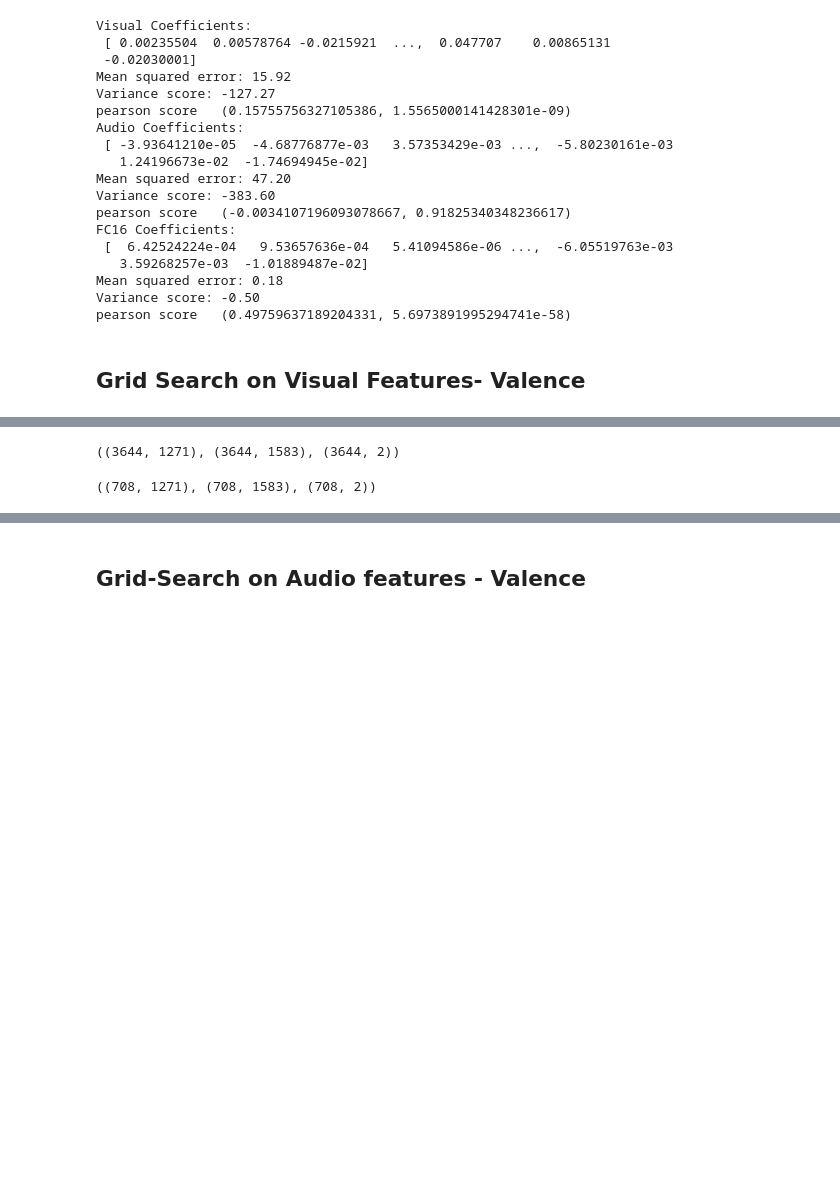
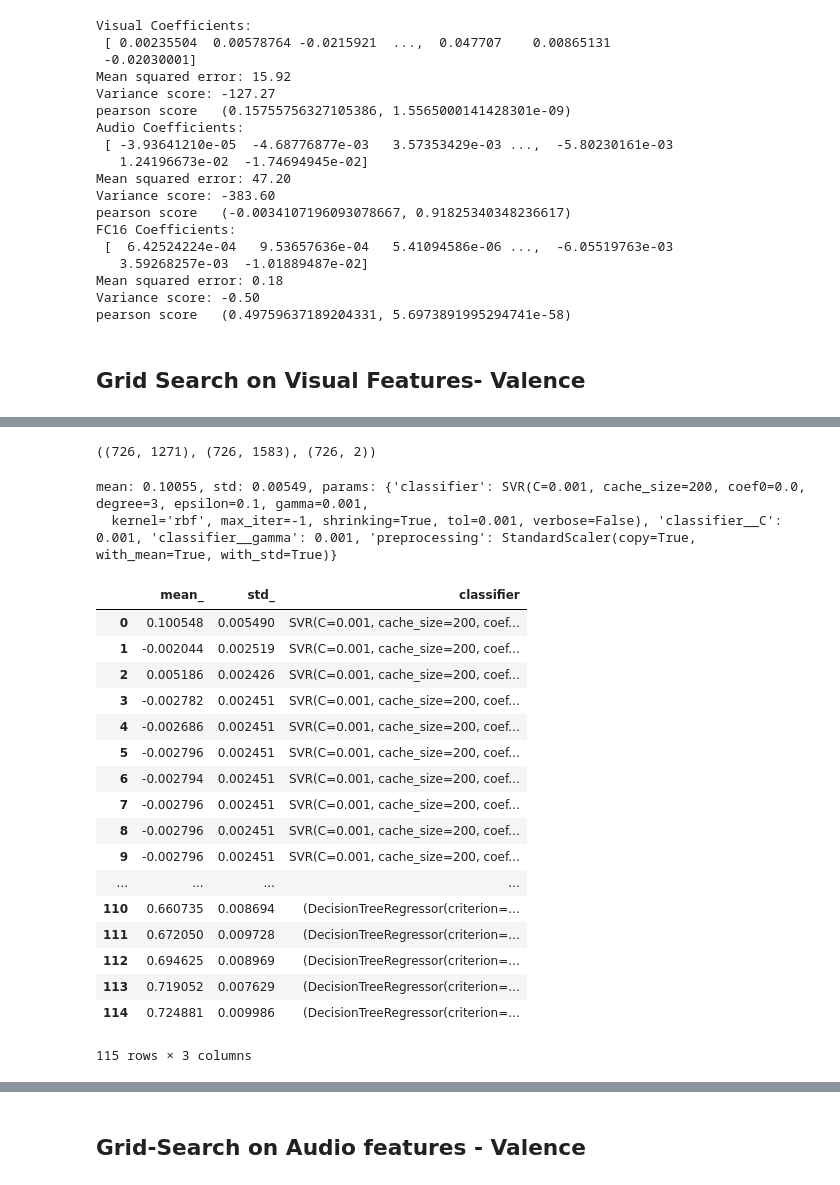
Before and after one commit to yasolix/cinevis, a Jupyter notebook: mediaeval/Valence-Arousal Prediction-ibm.ipynb, the cells around one changed output, grey strips where cells are left out. Cells and saved outputs as stored; diff of their text form; code cells hidden in the pictures; blank space fills up the shorter version.

```diff
--- a/mediaeval/Valence-Arousal Prediction-ibm.ipynb
+++ b/mediaeval/Valence-Arousal Prediction-ibm.ipynb
@@ -205,8 +205,8 @@ visual_feat = ['acc', 'cedd', 'cl', 'eh', 'fc6', 'fcth',
 visual_feat_wofc16 = ['acc', 'cedd', 'cl', 'eh', 'fcth',
                'gabor', 'jcd', 'lbp', 'sc', 'tamura'   ]
 # %%
-def getVisFeatureDf(moviename,typename):
-    files = glob.glob(med2017visualFeaturesfolder+moviename+'/'+typename+'/*.txt')
+def getVisFeatureDf(moviename,typename,folder=med2017visualFeaturesfolder):
+    files = glob.glob(folder+moviename+'/'+typename+'/*.txt')
     files = sorted(files)
     alist = []
     for fname in files:
@@ -216,17 +216,17 @@ def getVisFeatureDf(moviename,typename):
         f.close()
     return pd.DataFrame(alist)
 
-def getAvgVisFeatureDf(moviename,typename):
-    df = getVisFeatureDf(moviename,typename)
+def getAvgVisFeatureDf(moviename,typename,folder=med2017visualFeaturesfolder):
+    df = getVisFeatureDf(moviename,typename,folder)
     dfwindow = df.rolling(10).mean()[10::5]
     dfwindow.reset_index(inplace=True)
     dfwindow.drop('index',axis=1,inplace=True)
     return dfwindow
 
-def getAvgVisFeatListDf(moviename,featlist):
-    df = getVisFeatureDf(moviename,featlist[0])
+def getAvgVisFeatListDf(moviename,featlist,folder=med2017visualFeaturesfolder):
+    df = getVisFeatureDf(moviename,featlist[0],folder)
     for feat in featlist[1:]:
-        tdf = getVisFeatureDf(moviename,feat)
+        tdf = getVisFeatureDf(moviename,feat,folder)
         df = pd.concat([df,tdf],axis=1)
 
     dfwindow = df.rolling(10).mean()[10::5]
@@ -378,8 +382,8 @@ ytestarrayAr = testy[['MeanArousal']].as_matrix().reshape((len(testy),))
 #tXv,tXa,ty = getMovListAudioVisFeatListwAnnotationsDf(movieNames,['cl','gabor'])
 #tXv.shape,tXa.shape,ty.shape
 # %%
-X_train, X_test, y_train, y_test = train_test_split(tXv, ty,test_size=0.32, random_state=0)
+#X_train, X_test, y_train, y_test = train_test_split(tXv, ty,test_size=0.32, random_state=0)
 
-Xa_train, Xa_test, ya_train, ya_test = train_test_split(tXa, ty,test_size=0.2, random_state=0)
+#Xa_train, Xa_test, ya_train, ya_test = train_test_split(tXa, ty,test_size=0.2, random_state=0)
 
-Xd_train, Xd_test, yd_train, yd_test = train_test_split(tXd, ty,test_size=0.2, random_state=0)
+#Xd_train, Xd_test, yd_train, yd_test = train_test_split(tXd, ty,test_size=0.2, random_state=0)
@@ -479,15 +476,13 @@ pipe = Pipeline([('preprocessing', StandardScaler()), ('classifier', SVR())])
 
 param_grid = [
     {'classifier': [SVR()], 'preprocessing': [StandardScaler(),None],
-     'classifier__gamma': [0.001,0.01, 0.1, 1, 10, 100,200,1000,2000],
-     'classifier__C': [0.001, 0.01, 0.1, 1, 10, 100]},
+     'classifier__gamma': [0.0001, 0.001,0.01, 0.1, 1, 10, 100],
+     'classifier__C': [0.001, 0.01, 0.1, 1, 10, 100,200,1000,2000]},
     {'classifier': [RandomForestRegressor(n_estimators=100)],
      'preprocessing': [None], 'classifier__max_features': [1,2,3,5,10,50,100]}]
 
 grid_vis_valence = GridSearchCV(pipe, param_grid, cv=5,n_jobs=120)
-ytrainarray = y_train[['MeanValence']].as_matrix()
-ytrainarray = ytrainarray.reshape((len(y_train),))
-grid_vis_valence.fit(X_train,ytrainarray)
+grid_vis_valence.fit(X_train,df2mat(y_train[['MeanValence']]))
 
 print("Best params:\n{}\n".format(grid_vis_valence.best_params_))
 print("Best cross-validation score: {:.2f}".format(grid_vis_valence.best_score_))
@@ -506,11 +501,42 @@ Wall time: 2min 33s
 # %%
 tXv.shape,tXa.shape,ty.shape
+testXv.shape, testXa.shape, testy.shape
 # %% [output]
-((3644, 1271), (3644, 1583), (3644, 2))
+((726, 1271), (726, 1583), (726, 2))
-# %%
-testXv.shape, testXa.shape, testy.shape
-# %% [output]
-((708, 1271), (708, 1583), (708, 2))
+# %%
+scores[0]
+# %% [output]
+mean: 0.10055, std: 0.00549, params: {'classifier': SVR(C=0.001, cache_size=200, coef0=0.0, degree=3, epsilon=0.1, gamma=0.001,
+  kernel='rbf', max_iter=-1, shrinking=True, tol=0.001, verbose=False), 'classifier__C': 0.001, 'classifier__gamma': 0.001, 'preprocessing': StandardScaler(copy=True, with_mean=True, with_std=True)}
+# %%
+scores = grid_vis_valence.grid_scores_
+rows = []
+params = sorted(scores[0].parameters)
+for row in scores:
+    mean = row.mean_validation_score
+    std = row.cv_validation_scores.std()
+    rows.append([mean, std] + [row.parameters['classifier']])
+scores = pd.DataFrame(rows, columns=['mean_', 'std_'] + ['classifier'])
+scores
+# %% [output]
+|  | mean_ | std_ | classifier |
+| 0 | 0.100548 | 0.005490 | SVR(C=0.001, cache_size=200, coef... |
+| 1 | -0.002044 | 0.002519 | SVR(C=0.001, cache_size=200, coef... |
+| 2 | 0.005186 | 0.002426 | SVR(C=0.001, cache_size=200, coef... |
+| 3 | -0.002782 | 0.002451 | SVR(C=0.001, cache_size=200, coef... |
+| 4 | -0.002686 | 0.002451 | SVR(C=0.001, cache_size=200, coef... |
+| 5 | -0.002796 | 0.002451 | SVR(C=0.001, cache_size=200, coef... |
+| 6 | -0.002794 | 0.002451 | SVR(C=0.001, cache_size=200, coef... |
+| 7 | -0.002796 | 0.002451 | SVR(C=0.001, cache_size=200, coef... |
+| 8 | -0.002796 | 0.002451 | SVR(C=0.001, cache_size=200, coef... |
+| 9 | -0.002796 | 0.002451 | SVR(C=0.001, cache_size=200, coef... |
+| ... | ... | ... | ... |
+| 110 | 0.660735 | 0.008694 | (DecisionTreeRegressor(criterion=... |
+| 111 | 0.672050 | 0.009728 | (DecisionTreeRegressor(criterion=... |
+| 112 | 0.694625 | 0.008969 | (DecisionTreeRegressor(criterion=... |
+| 113 | 0.719052 | 0.007629 | (DecisionTreeRegressor(criterion=... |
+| 114 | 0.724881 | 0.009986 | (DecisionTreeRegressor(criterion=... |
+115 rows × 3 columns
 # %%
 from sklearn import metrics
 from scipy.stats import pearsonr
```
Also changed, not shown: parts of 17 cells of this notebook.
